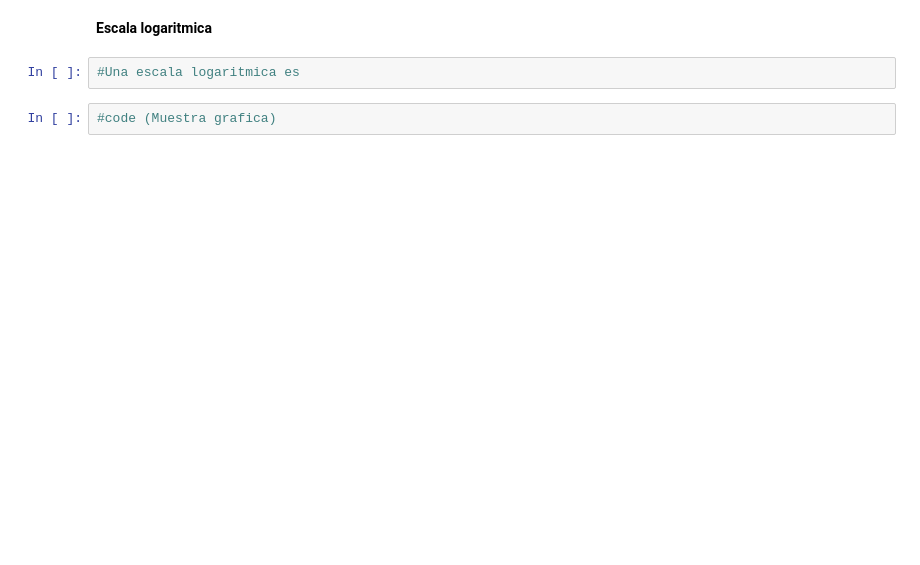
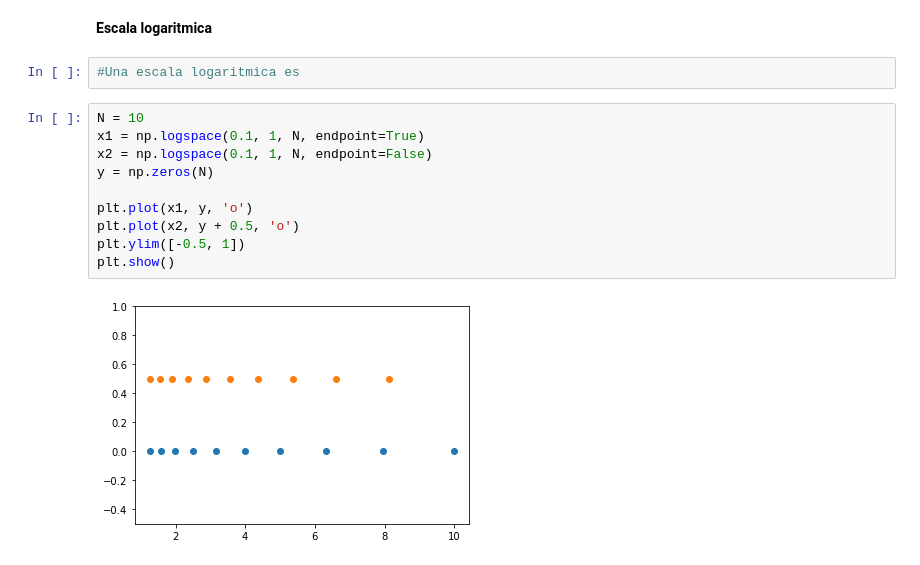
Before and after one commit to Origamologo/Tipos-de-distribucion, a Jupyter notebook: distribuciones_estadisticas.ipynb, the cells around one changed output. Cells and saved outputs as stored; diff of their text form; blank space fills up the shorter version.

```diff
--- a/distribuciones_estadisticas.ipynb
+++ b/distribuciones_estadisticas.ipynb
@@ -35,4 +103,14 @@ plt.show
 # %%
 #Una escala logaritmica es
 # %%
-#code (Muestra grafica)
+N = 10
+x1 = np.logspace(0.1, 1, N, endpoint=True)
+x2 = np.logspace(0.1, 1, N, endpoint=False)
+y = np.zeros(N)
+
+plt.plot(x1, y, 'o')
+plt.plot(x2, y + 0.5, 'o')
+plt.ylim([-0.5, 1])
+plt.show()
+# %% [output]
+[figure, added]
```
Also changed, not shown: parts of 23 cells of this notebook, 1 other file.
